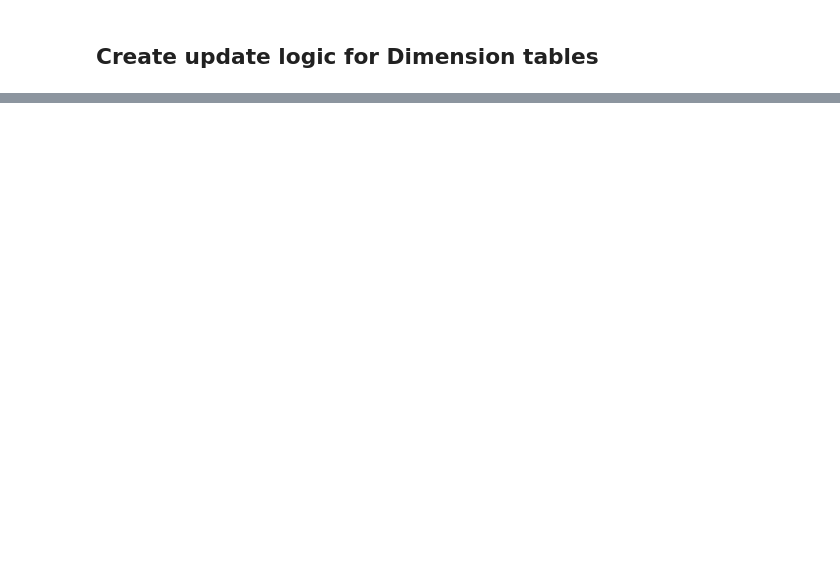
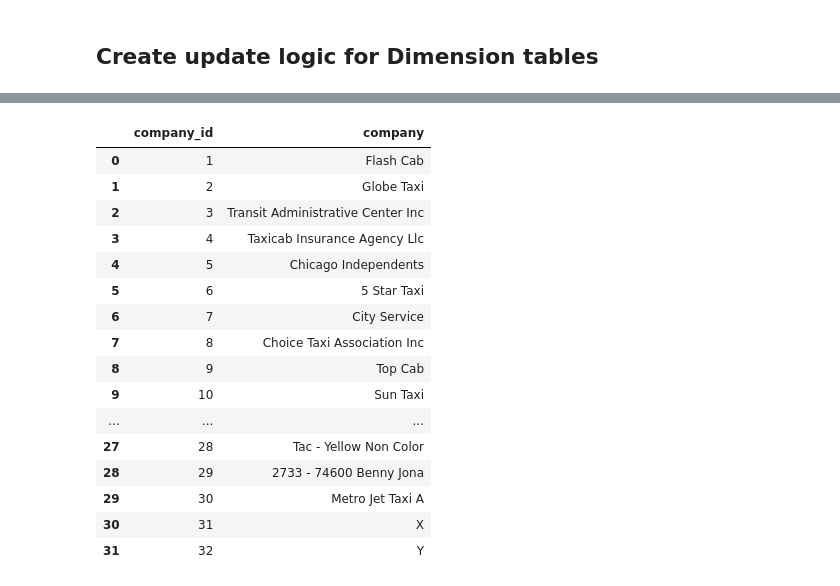
Before and after one commit to edem1550/AWS_CHICAGO_DATA, a Jupyter notebook: src/notebooks/06_taxi_data_mapping.ipynb, the cells around one changed output, grey strips where cells are left out. Cells and saved outputs as stored; diff of their text form; code cells hidden in the pictures; blank space fills up the shorter version.

Commit message:
06_delete_empty_cells

```diff
--- a/src/notebooks/06_taxi_data_mapping.ipynb
+++ b/src/notebooks/06_taxi_data_mapping.ipynb
@@ -531,0 +539,61 @@ See the caveats in the documentation: https://pandas.pydata.org/pandas-docs/stab
+# %%
+dim_company = taxi_trips['company'].drop_duplicates().reset_index(drop=True)
+
+#Majd létrehozzuk a df-et hozzá
+
+dim_company = pd.DataFrame(
+
+    {
+        "company_id" : range(1,len(dim_company)+1),
+        "company": dim_company
+    }
+)
+
+
+# dummy df generálása (mintha a holnapi adatok lennének) --> a kód felkészítése a folyamatos update-re, új adatokra
+
+dummy_company_data = [
+
+{'company': 'Metro Jet Taxi A'},
+{'company': 'X'},
+{'company': 'Y'},
+{'company': 'X'},
+
+]
+
+dummy_company_data_df = pd.DataFrame(dummy_company_data)
+
+#duplikációk eltávolítása
+
+todays_companies = pd.DataFrame(dummy_company_data_df['company'].unique(), columns=['company'])
+
+#majd kiadatjuk az összes olyan értéket a dummy táblából ami a korábban definiált dim táblában nincs benne
+
+new_companies = todays_companies[~todays_companies['company'].isin(dim_company['company'])]
+
+#majd azért, hogy ne a dimenzió táblában lévő számnál lévő értéket írja felül, hanem adjon hozzá egy új ID-t, ezért szükséges az alábbi
+
+if not new_companies.empty:
+    max_id = dim_company['company_id'].max()
+    new_companies['company_id'] = range(max_id+1,max_id+1+len(new_companies))
+    dim_company = pd.concat([dim_company, new_companies], ignore_index = True )
+
+dim_company
+# %% [output]
+|  | company_id | company |
+| 0 | 1 | Flash Cab |
+| 1 | 2 | Globe Taxi |
+| 2 | 3 | Transit Administrative Center Inc |
+| 3 | 4 | Taxicab Insurance Agency Llc |
+| 4 | 5 | Chicago Independents |
+| 5 | 6 | 5 Star Taxi |
+| 6 | 7 | City Service |
+| 7 | 8 | Choice Taxi Association Inc |
+| 8 | 9 | Top Cab |
+| 9 | 10 | Sun Taxi |
+| ... | ... | ... |
+| 27 | 28 | Tac - Yellow Non Color |
+| 28 | 29 | 2733 - 74600 Benny Jona |
+| 29 | 30 | Metro Jet Taxi A |
+| 30 | 31 | X |
+| 31 | 32 | Y |
```
Also changed, not shown: parts of 1 cell of this notebook.
